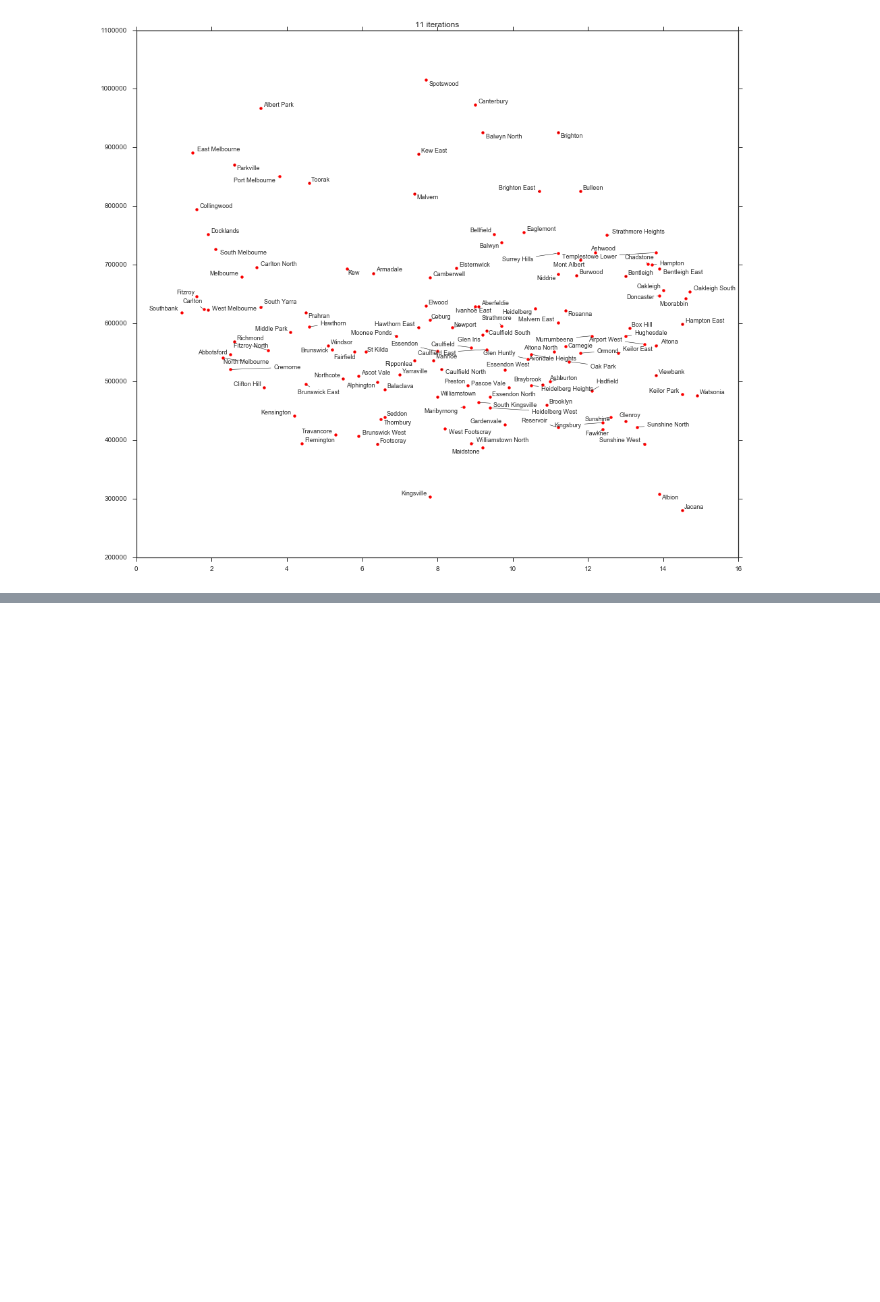
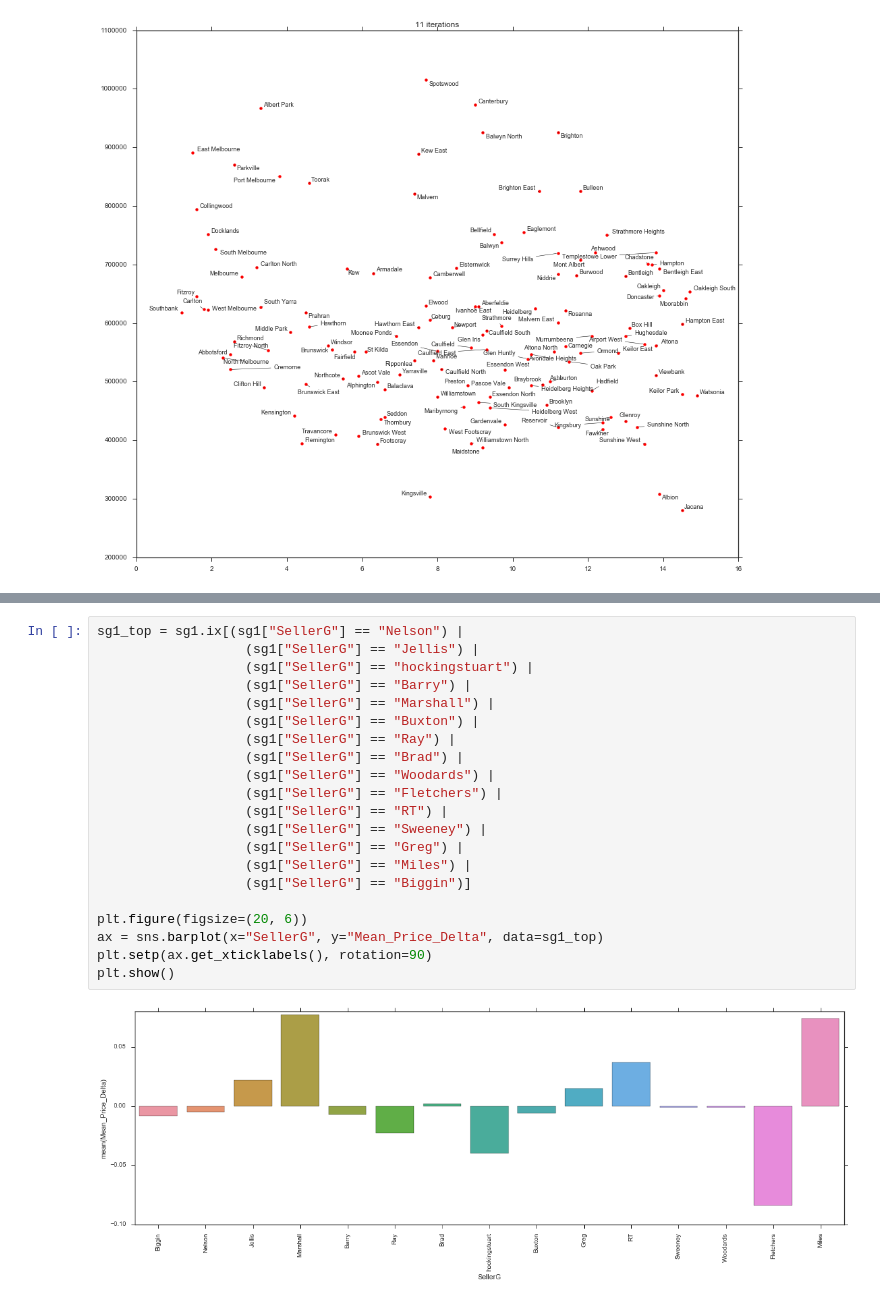
Before and after one commit to bencxs/melbourne-housing-market, a Jupyter notebook: 0_extract_and_data_viz.ipynb, the cells around one changed output, grey strips where cells are left out. Cells and saved outputs as stored; diff of their text form; blank space fills up the shorter version.

```diff
--- a/0_extract_and_data_viz.ipynb
+++ b/0_extract_and_data_viz.ipynb
@@ -553,0 +623,23 @@ _ = plot_suburb_pd()
+# %%
+sg1_top = sg1.ix[(sg1["SellerG"] == "Nelson") |
+                   (sg1["SellerG"] == "Jellis") |
+                   (sg1["SellerG"] == "hockingstuart") |
+                   (sg1["SellerG"] == "Barry") |
+                   (sg1["SellerG"] == "Marshall") |
+                   (sg1["SellerG"] == "Buxton") |
+                   (sg1["SellerG"] == "Ray") |
+                   (sg1["SellerG"] == "Brad") |
+                   (sg1["SellerG"] == "Woodards") |
+                   (sg1["SellerG"] == "Fletchers") |
+                   (sg1["SellerG"] == "RT") |
+                   (sg1["SellerG"] == "Sweeney") |
+                   (sg1["SellerG"] == "Greg") |
+                   (sg1["SellerG"] == "Miles") |
+                   (sg1["SellerG"] == "Biggin")]
+
+plt.figure(figsize=(20, 6))
+ax = sns.barplot(x="SellerG", y="Mean_Price_Delta", data=sg1_top)
+plt.setp(ax.get_xticklabels(), rotation=90)
+plt.show()
+# %% [output]
+[figure, added]
```
Also changed, not shown: parts of 12 cells of this notebook.
